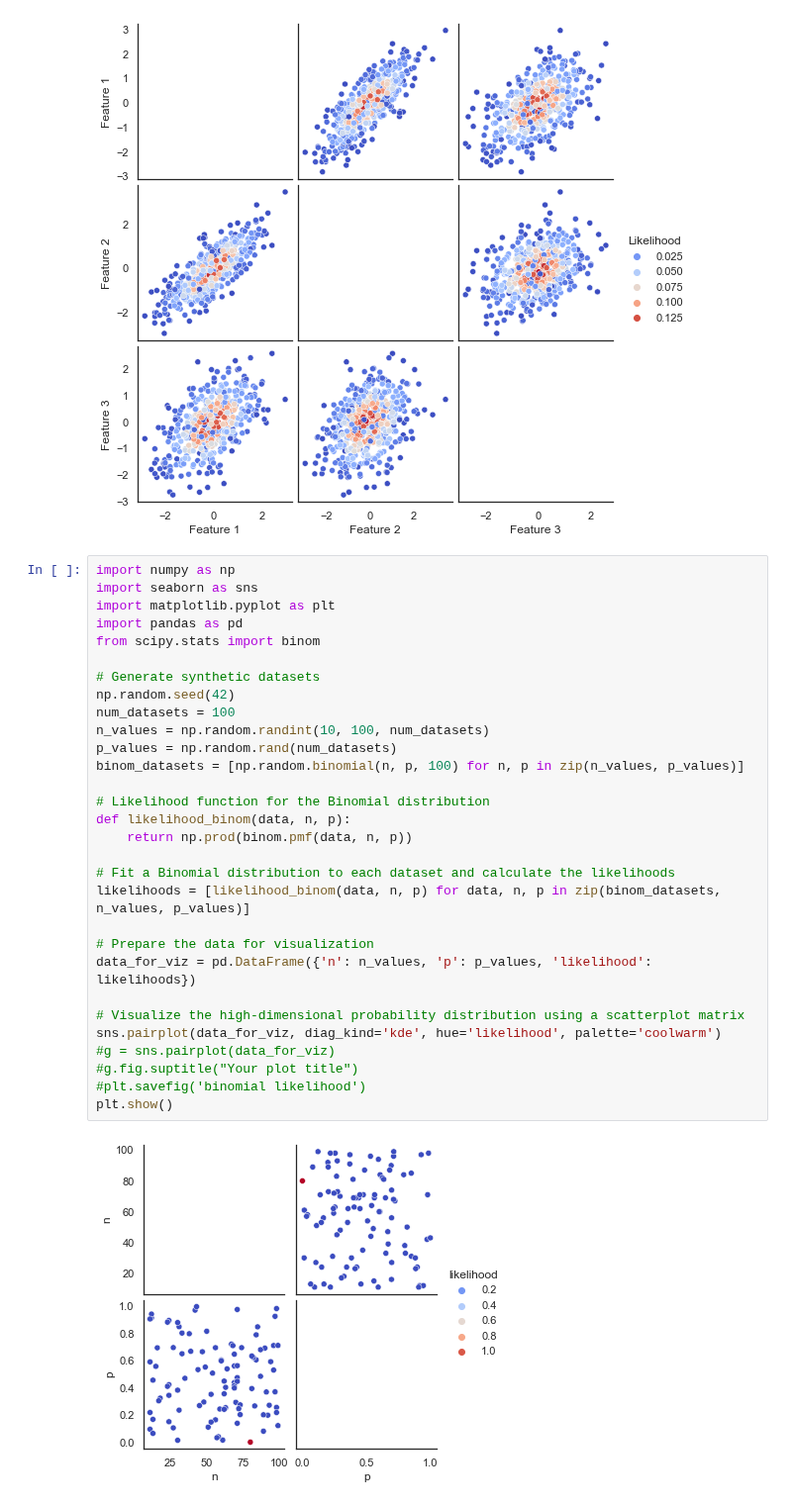
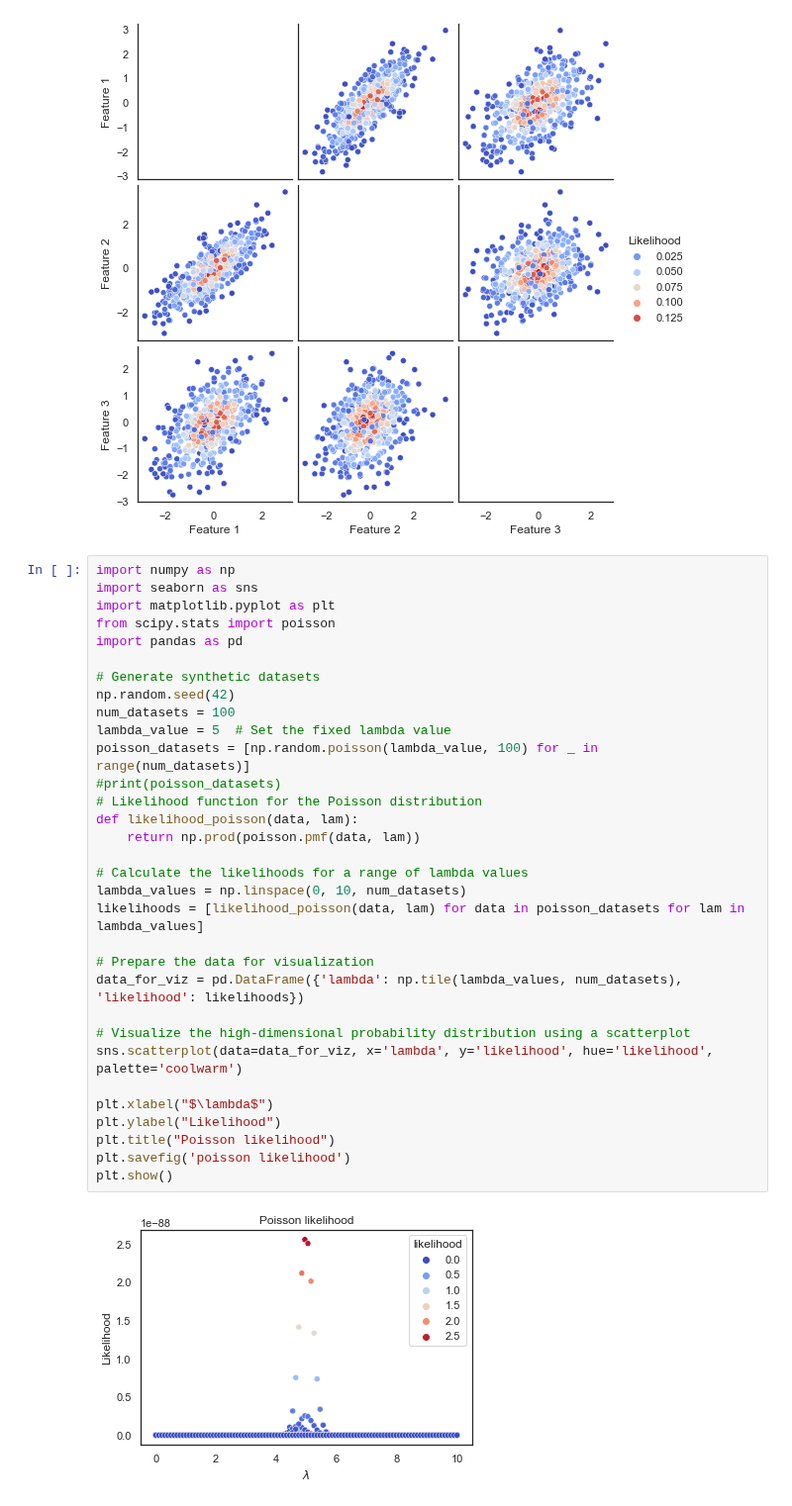
Before and after one commit to pjdunne/MResMCMC2023, a Jupyter notebook: 10_05_2023_Likelihood.ipynb, the cells around one changed output. Shown at 99% size. Drawn from its saved outputs; the diff is of its cells as text.

```diff
--- a/10_05_2023_Likelihood.ipynb
+++ b/10_05_2023_Likelihood.ipynb
@@ -37,32 +37,34 @@ plt.show()
 # %%
 import numpy as np
 import seaborn as sns
 import matplotlib.pyplot as plt
+from scipy.stats import poisson
 import pandas as pd
-from scipy.stats import binom
 
 # Generate synthetic datasets
 np.random.seed(42)
 num_datasets = 100
-n_values = np.random.randint(10, 100, num_datasets)
-p_values = np.random.rand(num_datasets)
-binom_datasets = [np.random.binomial(n, p, 100) for n, p in zip(n_values, p_values)]
+lambda_value = 5  # Set the fixed lambda value
+poisson_datasets = [np.random.poisson(lambda_value, 100) for _ in range(num_datasets)]
+#print(poisson_datasets)
+# Likelihood function for the Poisson distribution
+def likelihood_poisson(data, lam):
+    return np.prod(poisson.pmf(data, lam))
 
-# Likelihood function for the Binomial distribution
-def likelihood_binom(data, n, p):
-    return np.prod(binom.pmf(data, n, p))
-
-# Fit a Binomial distribution to each dataset and calculate the likelihoods
-likelihoods = [likelihood_binom(data, n, p) for data, n, p in zip(binom_datasets, n_values, p_values)]
+# Calculate the likelihoods for a range of lambda values
+lambda_values = np.linspace(0, 10, num_datasets)
+likelihoods = [likelihood_poisson(data, lam) for data in poisson_datasets for lam in lambda_values]
 
 # Prepare the data for visualization
-data_for_viz = pd.DataFrame({'n': n_values, 'p': p_values, 'likelihood': likelihoods})
+data_for_viz = pd.DataFrame({'lambda': np.tile(lambda_values, num_datasets), 'likelihood': likelihoods})
 
-# Visualize the high-dimensional probability distribution using a scatterplot matrix
-sns.pairplot(data_for_viz, diag_kind='kde', hue='likelihood', palette='coolwarm')
-#g = sns.pairplot(data_for_viz)
-#g.fig.suptitle("Your plot title")
-#plt.savefig('binomial likelihood')
+# Visualize the high-dimensional probability distribution using a scatterplot
+sns.scatterplot(data=data_for_viz, x='lambda', y='likelihood', hue='likelihood', palette='coolwarm')
+
+plt.xlabel("$\lambda$")
+plt.ylabel("Likelihood")
+plt.title("Poisson likelihood")
+plt.savefig('poisson likelihood')
 plt.show()
 # %% [output]
-[figure, old version]
+[figure, new version]
```
Also changed, not shown: parts of 3 cells of this notebook.
